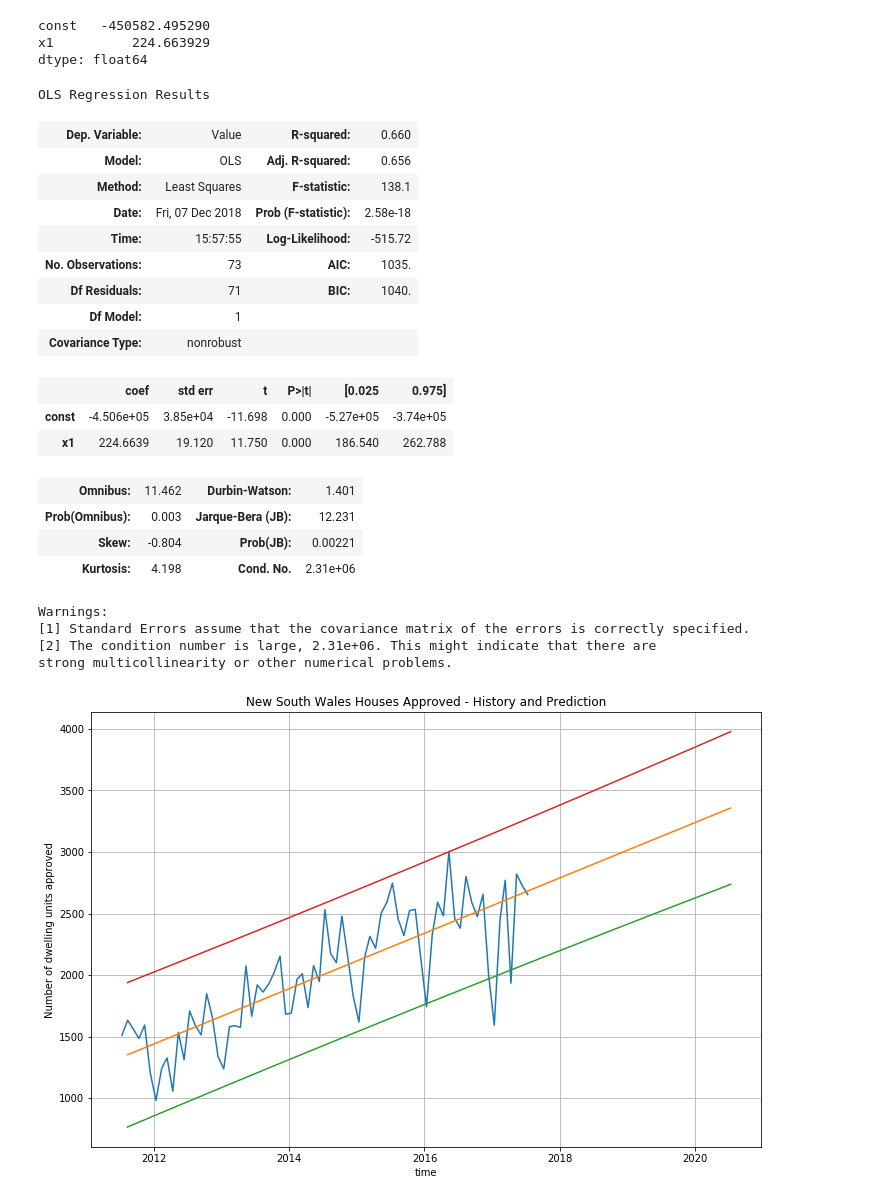
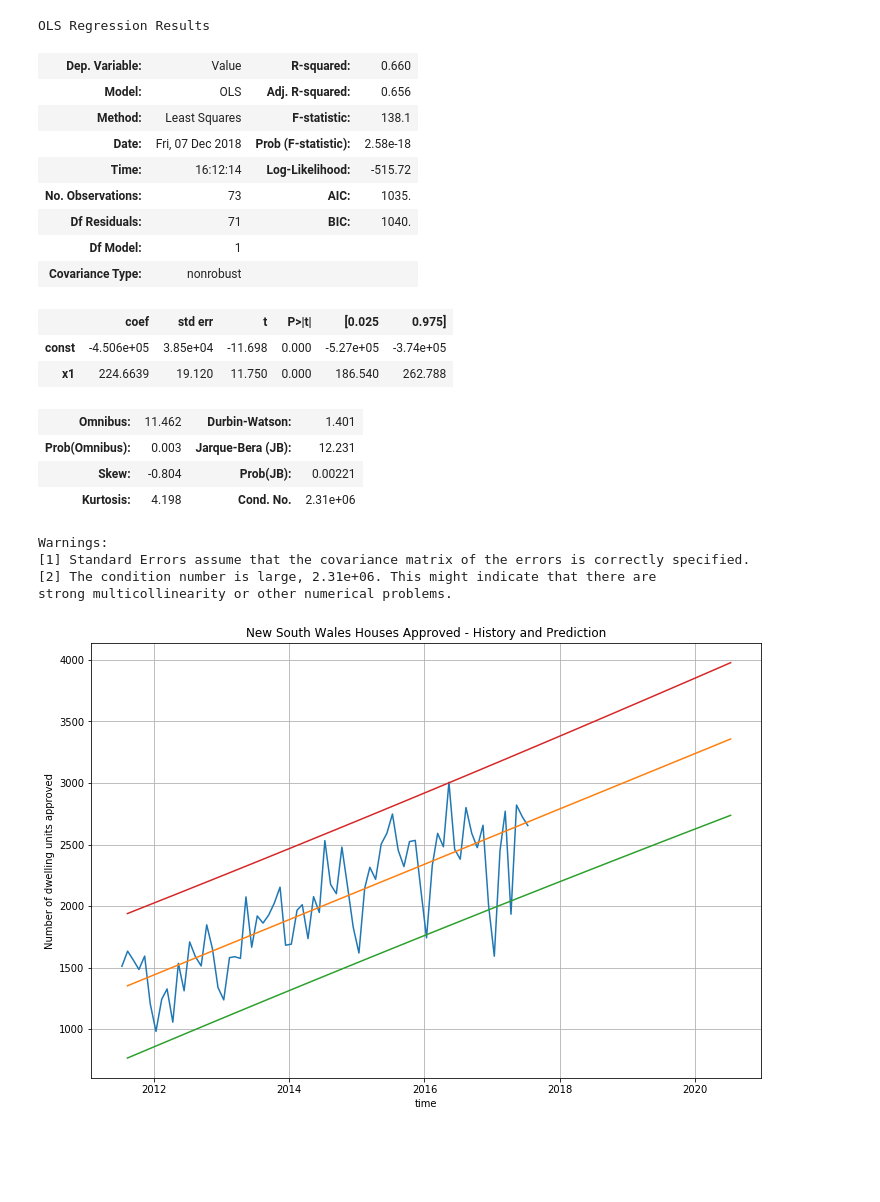
Before and after one commit to luphord/australian-housing-exercise, a Jupyter notebook: notebooks/4.0-Linear-model.ipynb, the cells around one changed output. Saved outputs shown, nothing was run; the diff lists cells and outputs as text; code cells hidden in the pictures; blank space fills up the shorter version.

Commit message:
documentation for linear model

```diff
--- a/notebooks/4.0-Linear-model.ipynb
+++ b/notebooks/4.0-Linear-model.ipynb
@@ -13,36 +26,30 @@ ts = pd.read_csv(paths.manager.processed_data_file, index_col=0, parse_dates=[0]
 # %%
-regr = regressor(1, False)
+regr = regressor(poly_order=1, add_cosine=False)
 # %%
 model_fit = fit_ols(ts, regr)
-model_fit.params
+model_fit.summary()
 # %% [output]
-const   -450582.495290
-x1          224.663929
-dtype: float64
+OLS Regression Results
+| Dep. Variable: | Value | R-squared: | 0.660 |
+| Model: | OLS | Adj. R-squared: | 0.656 |
+| Method: | Least Squares | F-statistic: | 138.1 |
+| Date: | Fri, 07 Dec 2018 | Prob (F-statistic): | 2.58e-18 |
+| Time: | 16:12:14 | Log-Likelihood: | -515.72 |
+| No. Observations: | 73 | AIC: | 1035. |
+| Df Residuals: | 71 | BIC: | 1040. |
+| Df Model: | 1 |  |  |
+| Covariance Type: | nonrobust |  |  |
+|  | coef | std err | t | P>|t| | [0.025 | 0.975] |
+| const | -4.506e+05 | 3.85e+04 | -11.698 | 0.000 | -5.27e+05 | -3.74e+05 |
+| x1 | 224.6639 | 19.120 | 11.750 | 0.000 | 186.540 | 262.788 |
+| Omnibus: | 11.462 | Durbin-Watson: | 1.401 |
+| Prob(Omnibus): | 0.003 | Jarque-Bera (JB): | 12.231 |
+| Skew: | -0.804 | Prob(JB): | 0.00221 |
+| Kurtosis: | 4.198 | Cond. No. | 2.31e+06 |
+Warnings:
+[1] Standard Errors assume that the covariance matrix of the errors is correctly specified.
+[2] The condition number is large, 2.31e+06. This might indicate that there are
+strong multicollinearity or other numerical problems.
-# %%
-model_fit.summary()
-# %% [output]
-OLS Regression Results
-| Dep. Variable: | Value | R-squared: | 0.660 |
-| Model: | OLS | Adj. R-squared: | 0.656 |
-| Method: | Least Squares | F-statistic: | 138.1 |
-| Date: | Fri, 07 Dec 2018 | Prob (F-statistic): | 2.58e-18 |
-| Time: | 15:57:55 | Log-Likelihood: | -515.72 |
-| No. Observations: | 73 | AIC: | 1035. |
-| Df Residuals: | 71 | BIC: | 1040. |
-| Df Model: | 1 |  |  |
-| Covariance Type: | nonrobust |  |  |
-|  | coef | std err | t | P>|t| | [0.025 | 0.975] |
-| const | -4.506e+05 | 3.85e+04 | -11.698 | 0.000 | -5.27e+05 | -3.74e+05 |
-| x1 | 224.6639 | 19.120 | 11.750 | 0.000 | 186.540 | 262.788 |
-| Omnibus: | 11.462 | Durbin-Watson: | 1.401 |
-| Prob(Omnibus): | 0.003 | Jarque-Bera (JB): | 12.231 |
-| Skew: | -0.804 | Prob(JB): | 0.00221 |
-| Kurtosis: | 4.198 | Cond. No. | 2.31e+06 |
-Warnings:
-[1] Standard Errors assume that the covariance matrix of the errors is correctly specified.
-[2] The condition number is large, 2.31e+06. This might indicate that there are
-strong multicollinearity or other numerical problems.
 # %%
 fig = plt.figure(figsize=(12,8))
 history_and_prediction_plot(fig, ts, model_fit, regr, '2020-07-01', 'M', 0.05);
```
Also changed, not shown: parts of 5 cells of this notebook.
